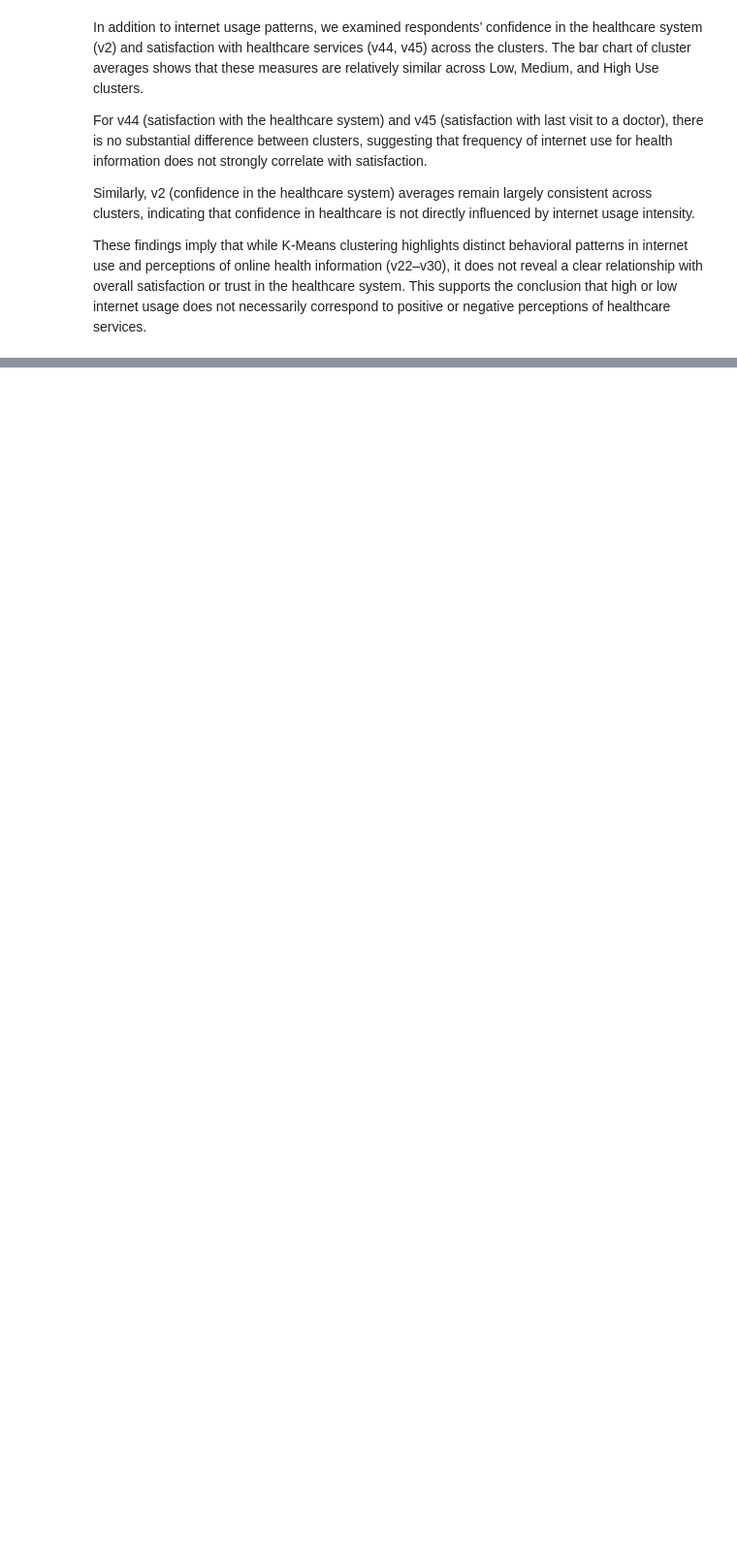
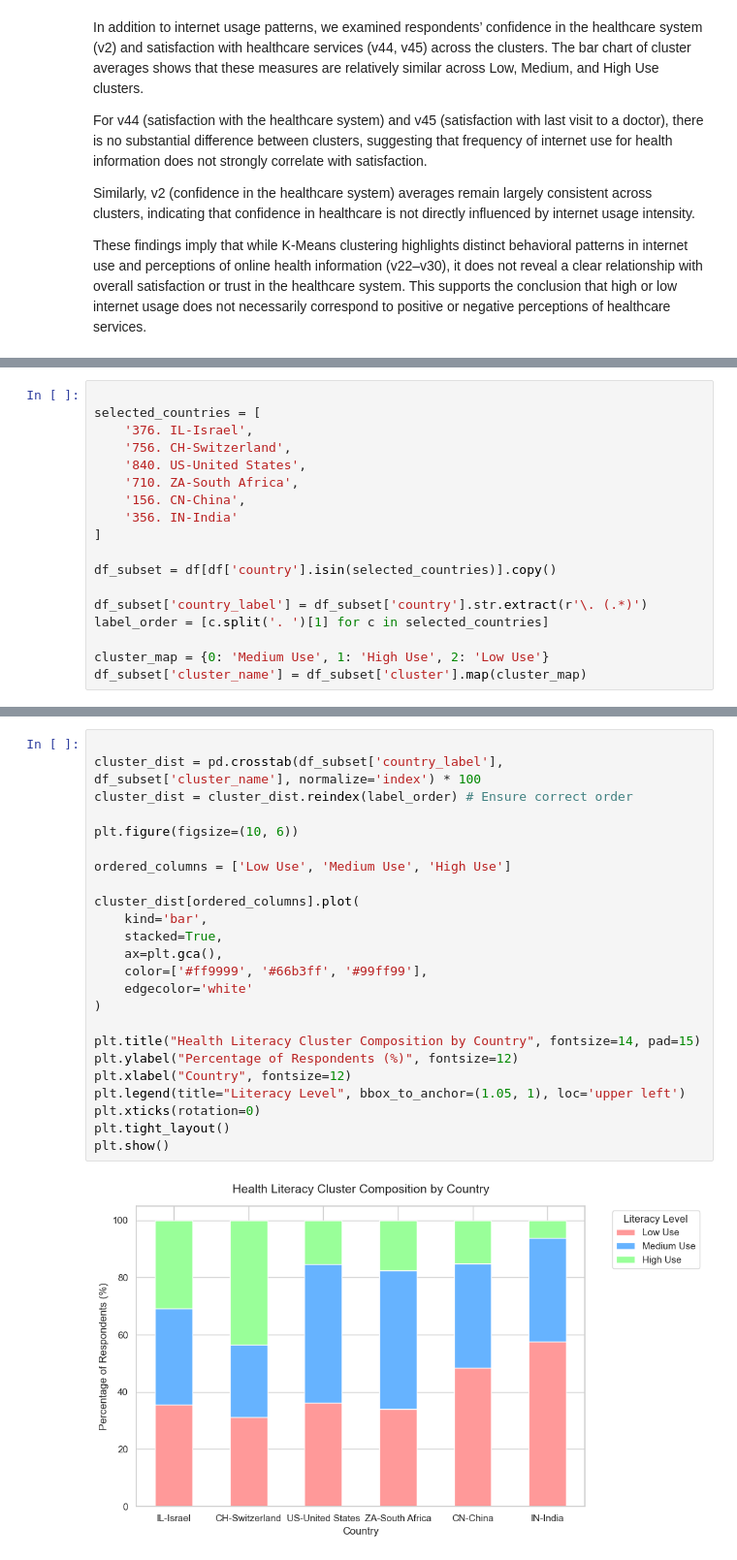
Before and after one commit to yonatanzxc123/ISSP-Health-Data-Analysis, a Jupyter notebook: Digital_Health_Literacy_Analysis.ipynb, the cells around one changed output, grey strips where cells are left out. Shown at 97% size. Drawn from its saved outputs; the diff is of its cells as text; blank space fills up the shorter version.

```diff
--- a/Digital_Health_Literacy_Analysis.ipynb
+++ b/Digital_Health_Literacy_Analysis.ipynb
@@ -563,0 +568,18 @@ In summary, our initial exploration highlights a tension between traditional hea
+# %%
+
+selected_countries = [
+    '376. IL-Israel',
+    '756. CH-Switzerland',
+    '840. US-United States',
+    '710. ZA-South Africa',
+    '156. CN-China',
+    '356. IN-India'
+]
+
+df_subset = df[df['country'].isin(selected_countries)].copy()
+
+df_subset['country_label'] = df_subset['country'].str.extract(r'\. (.*)')
+label_order = [c.split('. ')[1] for c in selected_countries]
+
+cluster_map = {0: 'Medium Use', 1: 'High Use', 2: 'Low Use'}
+df_subset['cluster_name'] = df_subset['cluster'].map(cluster_map)
@@ -563,0 +597,26 @@ In summary, our initial exploration highlights a tension between traditional hea
+# %%
+
+cluster_dist = pd.crosstab(df_subset['country_label'], df_subset['cluster_name'], normalize='index') * 100
+cluster_dist = cluster_dist.reindex(label_order) # Ensure correct order
+
+plt.figure(figsize=(10, 6))
+
+ordered_columns = ['Low Use', 'Medium Use', 'High Use']
+
+cluster_dist[ordered_columns].plot(
+    kind='bar',
+    stacked=True,
+    ax=plt.gca(),
+    color=['#ff9999', '#66b3ff', '#99ff99'],
+    edgecolor='white'
+)
+
+plt.title("Health Literacy Cluster Composition by Country", fontsize=14, pad=15)
+plt.ylabel("Percentage of Respondents (%)", fontsize=12)
+plt.xlabel("Country", fontsize=12)
+plt.legend(title="Literacy Level", bbox_to_anchor=(1.05, 1), loc='upper left')
+plt.xticks(rotation=0)
+plt.tight_layout()
+plt.show()
+# %% [output]
+[figure, added]
```
Also changed, not shown: parts of 12 cells of this notebook.
